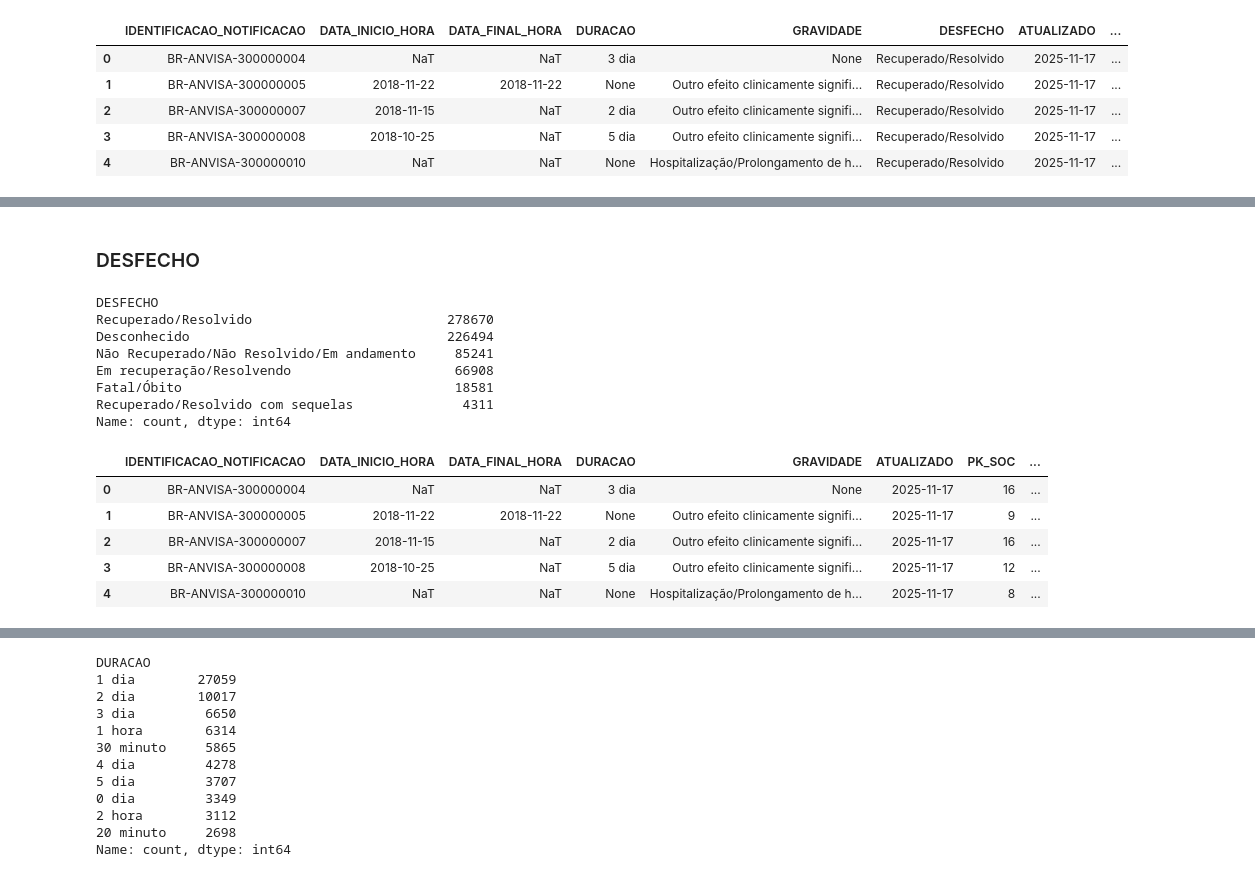
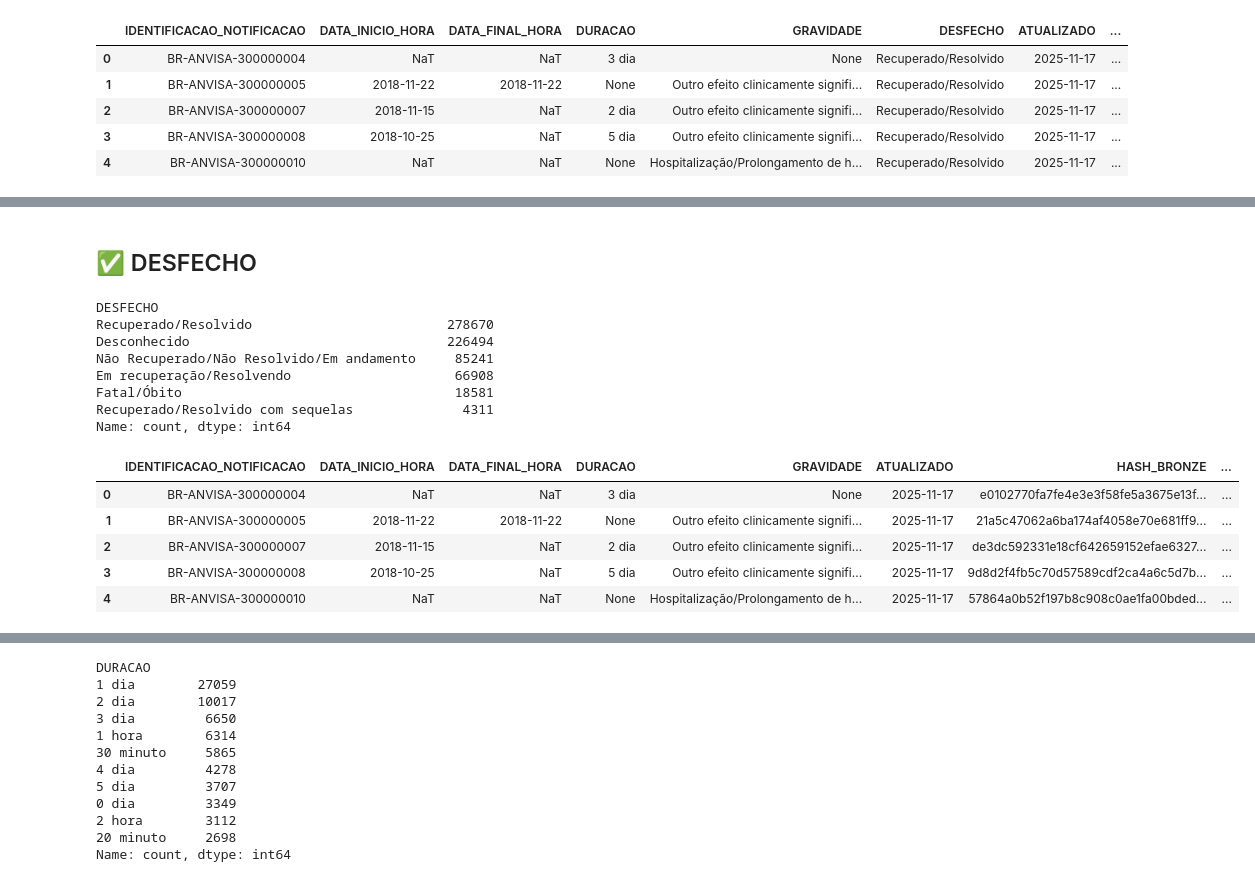
Before and after one commit to mlab-inf-ufrgs/vigimed, a Jupyter notebook: src/reacoes/etl_fat_reacoes.ipynb, the cells around one changed output, grey strips where cells are left out. Drawn from its saved outputs; the diff is of its cells as text; code cells hidden in the pictures.

```diff
--- a/src/reacoes/etl_fat_reacoes.ipynb
+++ b/src/reacoes/etl_fat_reacoes.ipynb
@@ -127 +143,8 @@ silver = bronze.copy()
+# %%
+from utils import build_row_hash
+
+hash_cols = ['IDENTIFICACAO_NOTIFICACAO', 'REACAO_EVTO_ADVERSO_MEDDRA_LLT_VALOR',
+       'PT', 'HLT', 'HLGT', 'SOC_VALOR', 'DATA_INICIO_HORA', 'DATA_FINAL_HORA',
+       'DURACAO', 'GRAVE', 'GRAVIDADE', 'DESFECHO']  # as colunas que devem entrar no hash
+silver["HASH_BRONZE"] = build_row_hash(silver, hash_cols, algo="sha256", sep="|")
 # %% [markdown]
@@ -131,4 +172,4 @@ silver = bronze.copy()
 # %%
-dim_soc = pd.read_parquet(Path(project_root) / "data/03_gold/dim_soc/dim_soc.parquet")
+dim_soc = pd.read_parquet(Path(project_root) / "data/03_gold/dim_soc_llt/dim_soc_llt.parquet")
 dim_soc.head()
 # %% [output]
@@ -146,7 +187,7 @@ Index(['PK_SOC', 'SOC', 'HLGT', 'HLT', 'PT', 'PK_LLT',
       dtype='object')
 # %%
-hist_fat_reacoes = silver.merge(dim_soc, on=['REACAO_EVTO_ADVERSO_MEDDRA_LLT', 'PT', 'HLT', 'HLGT','SOC'], how='left')
-hist_fat_reacoes = hist_fat_reacoes.drop(['SOC', 'HLGT', 'HLT', 'PT','REACAO_EVTO_ADVERSO_MEDDRA_LLT'], axis=1)
+hist_fat_reacoes = silver.merge(dim_soc, on=['REACAO_EVTO_ADVERSO_MEDDRA_LLT_VALOR', 'PT', 'HLT', 'HLGT','SOC_VALOR'], how='left')
+hist_fat_reacoes = hist_fat_reacoes.drop(['SOC_VALOR', 'HLGT', 'HLT', 'PT','REACAO_EVTO_ADVERSO_MEDDRA_LLT_VALOR'], axis=1)
 hist_fat_reacoes.head()
 # %% [output]
 |  | IDENTIFICACAO_NOTIFICACAO | DATA_INICIO_HORA | DATA_FINAL_HORA | DURACAO | GRAVE | GRAVIDADE | DESFECHO | ... |
@@ -208,8 +250,8 @@ grave_map = {
     "Sim": 1,
     "Não": 2,
 }
-hist_fat_reacoes['GRAVE_TIPO'] = hist_fat_reacoes['GRAVE'].fillna("Desconhecido")
-hist_fat_reacoes['GRAVE_VALOR'] = hist_fat_reacoes['GRAVE'].map(grave_map).astype('Int64').fillna(0)
+hist_fat_reacoes['GRAVE_VALOR'] = hist_fat_reacoes['GRAVE'].fillna("Desconhecido")
+hist_fat_reacoes['GRAVE_CHAVE'] = hist_fat_reacoes['GRAVE'].map(grave_map).astype('Int64').fillna(0)
 hist_fat_reacoes = hist_fat_reacoes.drop('GRAVE', axis=1)
 hist_fat_reacoes.head()
 # %% [output]
@@ -229,5 +271,5 @@ hist_fat_reacoes[['GRAVE_TIPO', 'GRAVE_VALOR']].drop_duplicates()
 # %% [markdown]
-###  DESFECHO
+## ✅ DESFECHO
 # %%
 hist_fat_reacoes.DESFECHO.value_counts()
 # %% [output]
@@ -242,21 +284,21 @@ Name: count, dtype: int64
 # %%
 desfecho_map = {
     "Desconhecido": 0,
     "Não Recuperado/Não Resolvido/Em andamento": 1,
     "Em recuperação/Resolvendo": 2,
     "Recuperado/Resolvido": 3,
     "Fatal/Óbito": 4,
     "Recuperado/Resolvido com sequelas": 5,
 }
-hist_fat_reacoes['DESFECHO_TIPO'] = hist_fat_reacoes['DESFECHO'].fillna("Desconhecido")
-hist_fat_reacoes['DESFECHO_VALOR'] = hist_fat_reacoes['DESFECHO'].map(desfecho_map).astype('Int64').fillna(0)
+hist_fat_reacoes['DESFECHO_VALOR'] = hist_fat_reacoes['DESFECHO'].fillna("Desconhecido")
+hist_fat_reacoes['DESFECHO_CHAVE'] = hist_fat_reacoes['DESFECHO'].map(desfecho_map).astype('Int64').fillna(0)
 hist_fat_reacoes = hist_fat_reacoes.drop('DESFECHO', axis=1)
 hist_fat_reacoes.head()
 # %% [output]
-|  | IDENTIFICACAO_NOTIFICACAO | DATA_INICIO_HORA | DATA_FINAL_HORA | DURACAO | GRAVIDADE | ATUALIZADO | PK_SOC | ... |
-| 0 | BR-ANVISA-300000004 | NaT | NaT | 3 dia | None | 2025-11-17 | 16 | ... |
-| 1 | BR-ANVISA-300000005 | 2018-11-22 | 2018-11-22 | None | Outro efeito clinicamente signifi... | 2025-11-17 | 9 | ... |
-| 2 | BR-ANVISA-300000007 | 2018-11-15 | NaT | 2 dia | Outro efeito clinicamente signifi... | 2025-11-17 | 16 | ... |
-| 3 | BR-ANVISA-300000008 | 2018-10-25 | NaT | 5 dia | Outro efeito clinicamente signifi... | 2025-11-17 | 12 | ... |
-| 4 | BR-ANVISA-300000010 | NaT | NaT | None | Hospitalização/Prolongamento de h... | 2025-11-17 | 8 | ... |
+|  | IDENTIFICACAO_NOTIFICACAO | DATA_INICIO_HORA | DATA_FINAL_HORA | DURACAO | GRAVIDADE | ATUALIZADO | HASH_BRONZE | ... |
+| 0 | BR-ANVISA-300000004 | NaT | NaT | 3 dia | None | 2025-11-17 | e0102770fa7fe4e3e3f58fe5a3675e13f... | ... |
+| 1 | BR-ANVISA-300000005 | 2018-11-22 | 2018-11-22 | None | Outro efeito clinicamente signifi... | 2025-11-17 | 21a5c47062a6ba174af4058e70e681ff9... | ... |
+| 2 | BR-ANVISA-300000007 | 2018-11-15 | NaT | 2 dia | Outro efeito clinicamente signifi... | 2025-11-17 | de3dc592331e18cf642659152efae6327... | ... |
+| 3 | BR-ANVISA-300000008 | 2018-10-25 | NaT | 5 dia | Outro efeito clinicamente signifi... | 2025-11-17 | 9d8d2f4fb5c70d57589cdf2ca4a6c5d7b... | ... |
+| 4 | BR-ANVISA-300000010 | NaT | NaT | None | Hospitalização/Prolongamento de h... | 2025-11-17 | 57864a0b52f197b8c908c0ae1fa00bded... | ... |
 # %%
```
Also changed, not shown: parts of 30 cells of this notebook, 23 other files.
